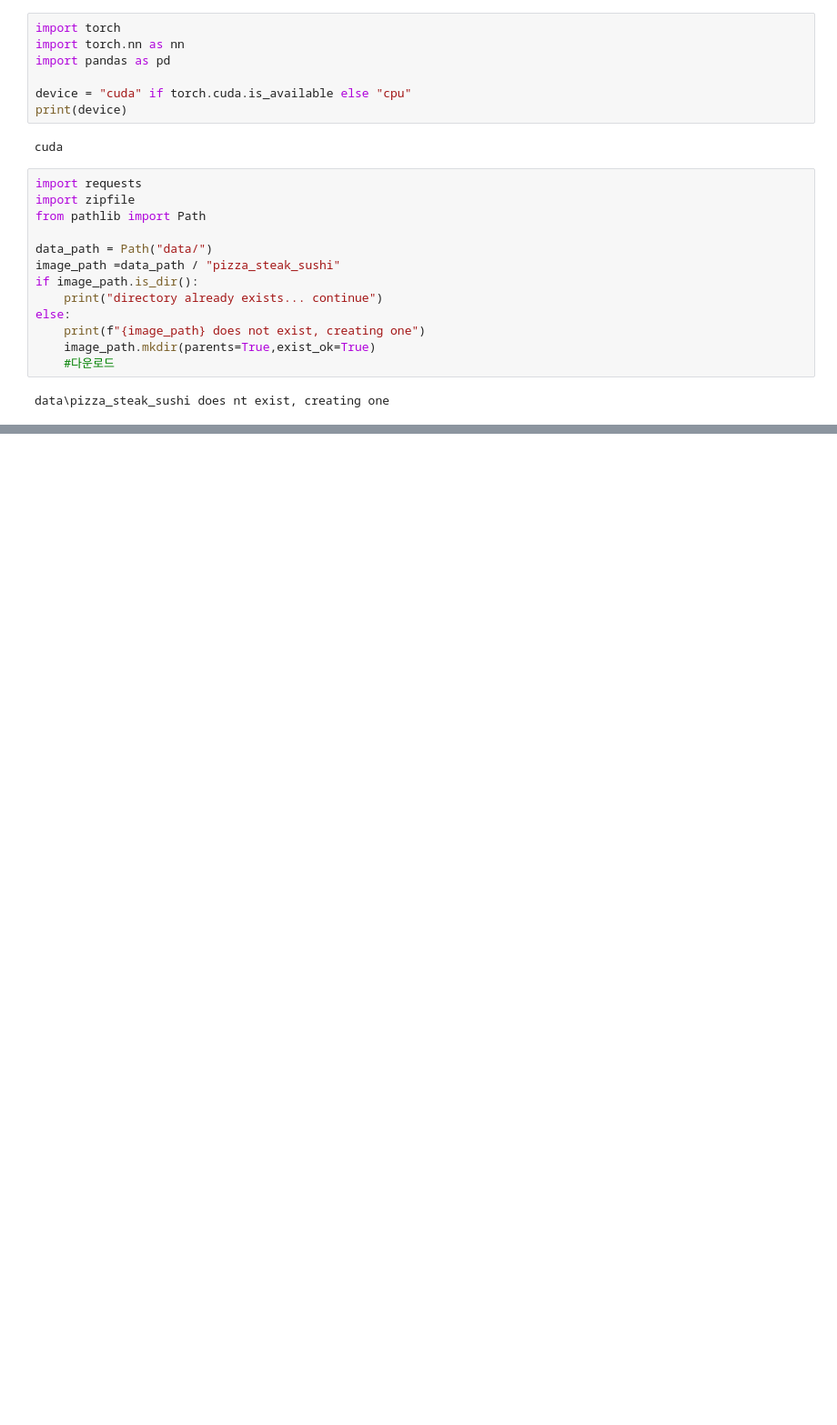
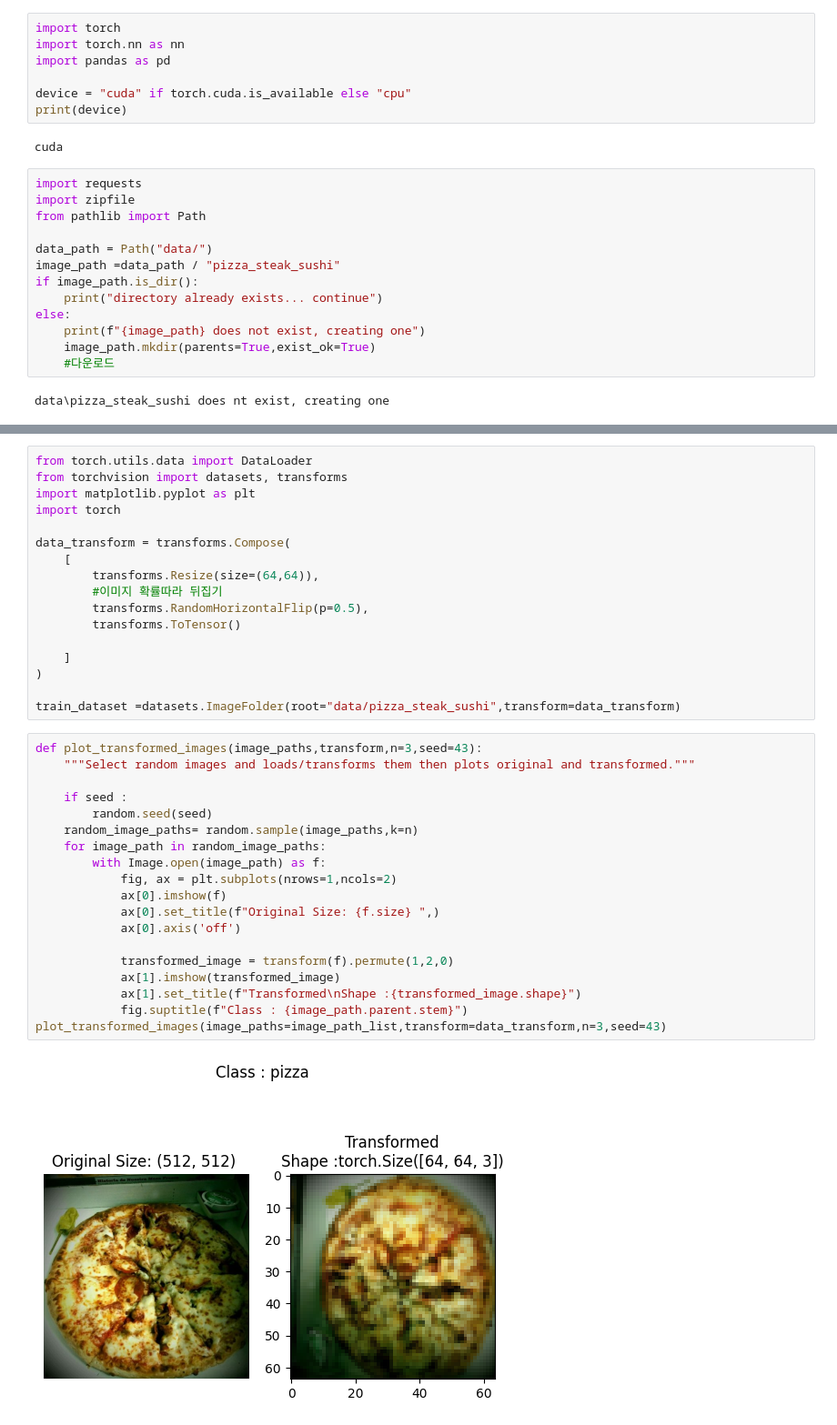
Before and after one commit to Spstars/torchTutorial, a Jupyter notebook: torchCustomDataset.ipynb, the cells around one changed output, grey strips where cells are left out. Shown at 91% size. Cells and saved outputs as stored; diff of their text form; blank space fills up the shorter version.

```diff
--- a/torchCustomDataset.ipynb
+++ b/torchCustomDataset.ipynb
@@ -50,0 +102,38 @@ else:
+# %%
+from torch.utils.data import DataLoader
+from torchvision import datasets, transforms
+import matplotlib.pyplot as plt
+import torch
+
+data_transform = transforms.Compose(
+    [
+        transforms.Resize(size=(64,64)),
+        #이미지 확률따라 뒤집기
+        transforms.RandomHorizontalFlip(p=0.5),
+        transforms.ToTensor()
+
+    ]
+)
+
+train_dataset =datasets.ImageFolder(root="data/pizza_steak_sushi",transform=data_transform)
+# %%
+def plot_transformed_images(image_paths,transform,n=3,seed=43):
+    """Select random images and loads/transforms them then plots original and transformed."""
+
+    if seed :
+        random.seed(seed)
+    random_image_paths= random.sample(image_paths,k=n)
+    for image_path in random_image_paths:
+        with Image.open(image_path) as f:
+            fig, ax = plt.subplots(nrows=1,ncols=2)
+            ax[0].imshow(f)
+            ax[0].set_title(f"Original Size: {f.size} ",)
+            ax[0].axis('off')
+
+            transformed_image = transform(f).permute(1,2,0)
+            ax[1].imshow(transformed_image)
+            ax[1].set_title(f"Transformed\nShape :{transformed_image.shape}")
+            fig.suptitle(f"Class : {image_path.parent.stem}")
+plot_transformed_images(image_paths=image_path_list,transform=data_transform,n=3,seed=43)
+# %% [output]
+[figure, added]
```
Also changed, not shown: parts of 11 cells of this notebook.
